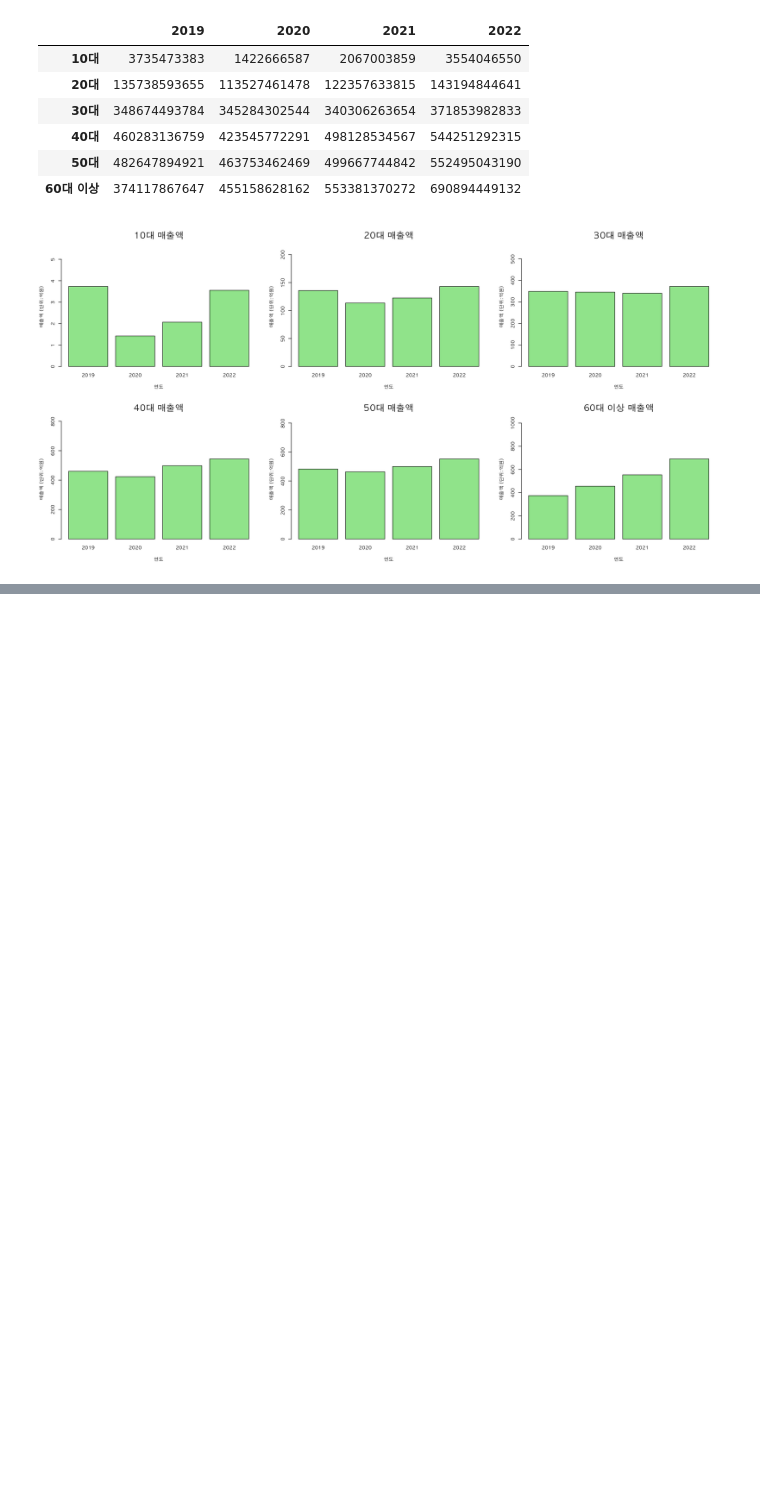
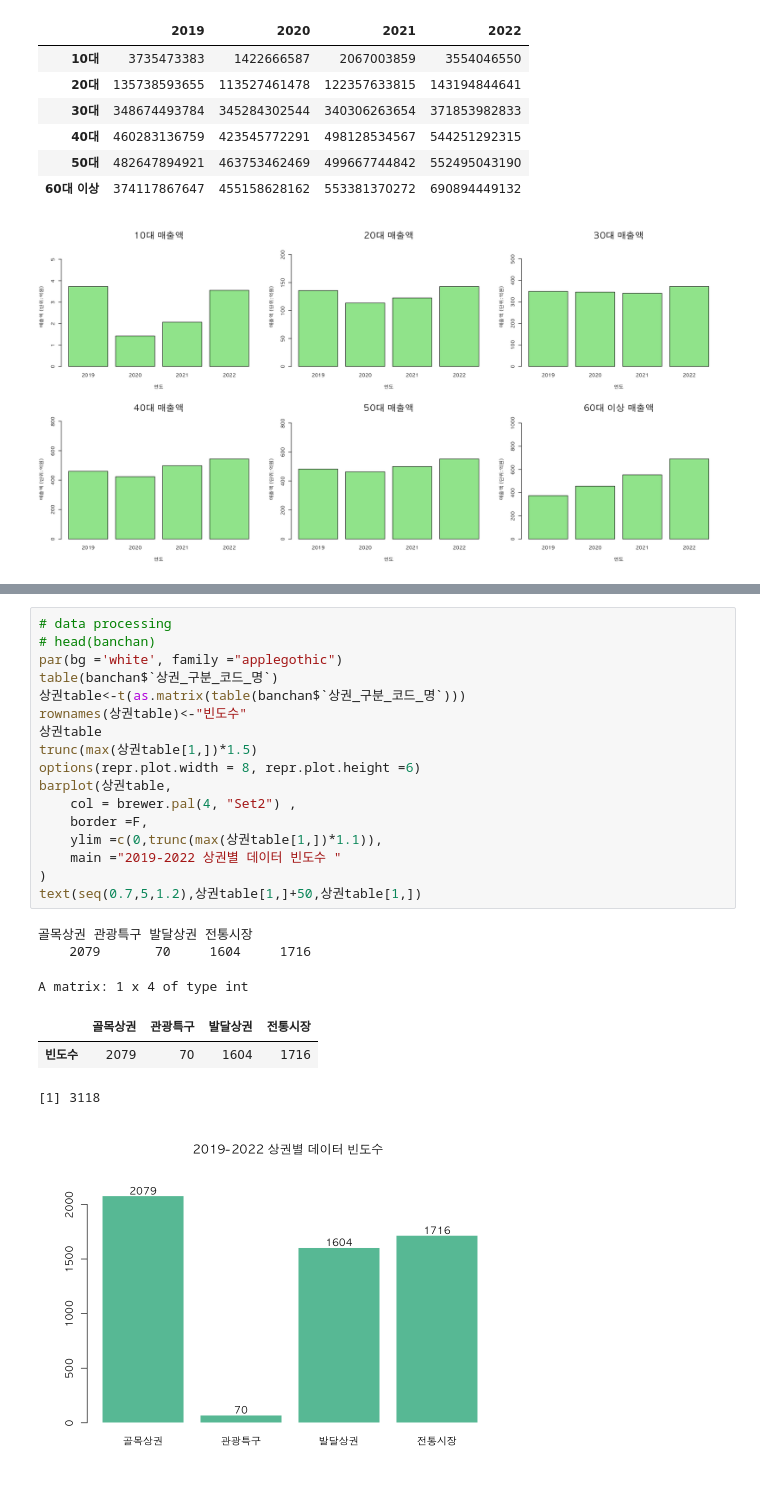
Before and after one commit to ForrestDPark/Rdevelope, a Jupyter notebook: work/13.반찬가게상권분석.ipynb, the cells around one changed output, grey strips where cells are left out. Saved outputs shown, nothing was run; the diff lists cells and outputs as text; blank space fills up the shorter version.

```diff
--- a/work/13.반찬가게상권분석.ipynb
+++ b/work/13.반찬가게상권분석.ipynb
@@ -685,0 +605,25 @@ legend(1,max(banchan.age60[,2]/milion+10),
+# %%
+# data processing
+# head(banchan)
+par(bg ='white', family ="applegothic")
+table(banchan$`상권_구분_코드_명`)
+상권table<-t(as.matrix(table(banchan$`상권_구분_코드_명`)))
+rownames(상권table)<-"빈도수"
+상권table
+trunc(max(상권table[1,])*1.5)
+options(repr.plot.width = 8, repr.plot.height =6)
+barplot(상권table,
+    col = brewer.pal(4, "Set2") ,
+    border =F,
+    ylim =c(0,trunc(max(상권table[1,])*1.1)),
+    main ="2019-2022 상권별 데이터 빈도수 "
+)
+text(seq(0.7,5,1.2),상권table[1,]+50,상권table[1,])
+# %% [output]
+골목상권 관광특구 발달상권 전통시장
+    2079       70     1604     1716
+A matrix: 1 x 4 of type int
+|  | 골목상권 | 관광특구 | 발달상권 | 전통시장 |
+| 빈도수 | 2079 | 70 | 1604 | 1716 |
+[1] 3118
+[figure, added]
```
Also changed, not shown: parts of 29 cells of this notebook, 35 other files.
